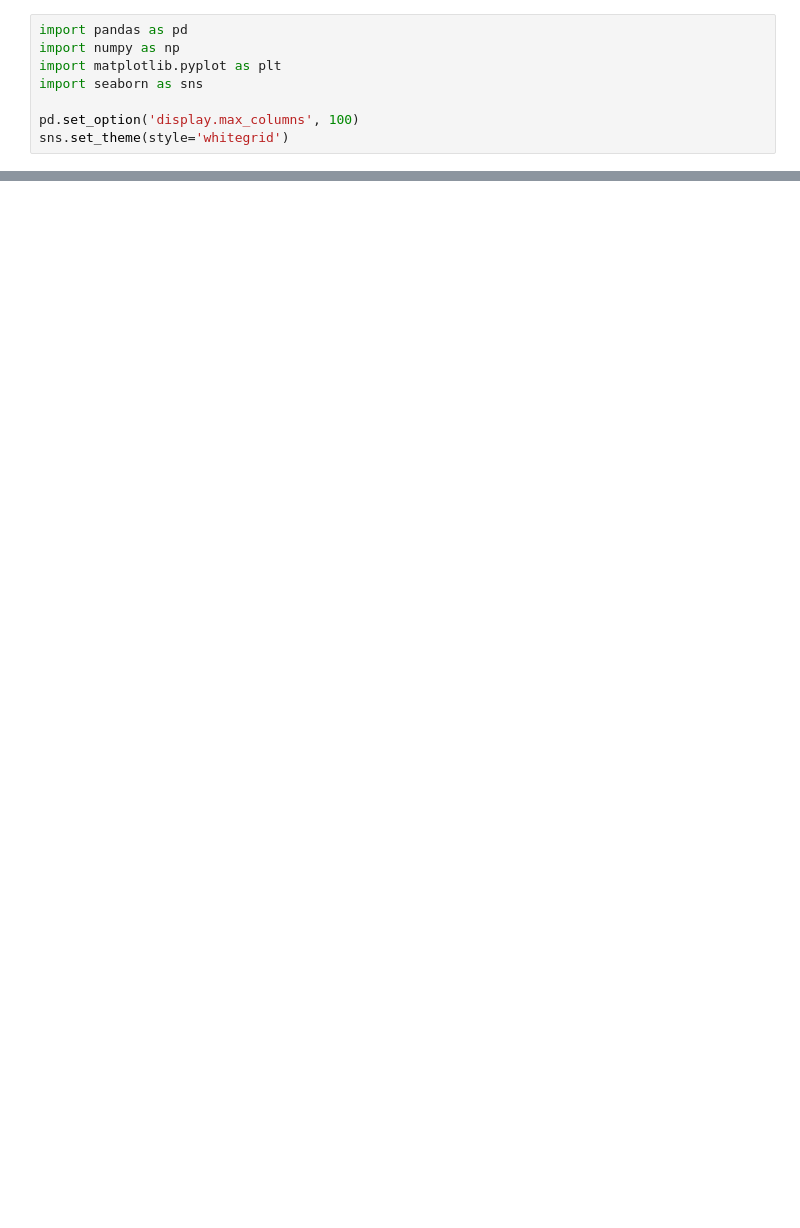
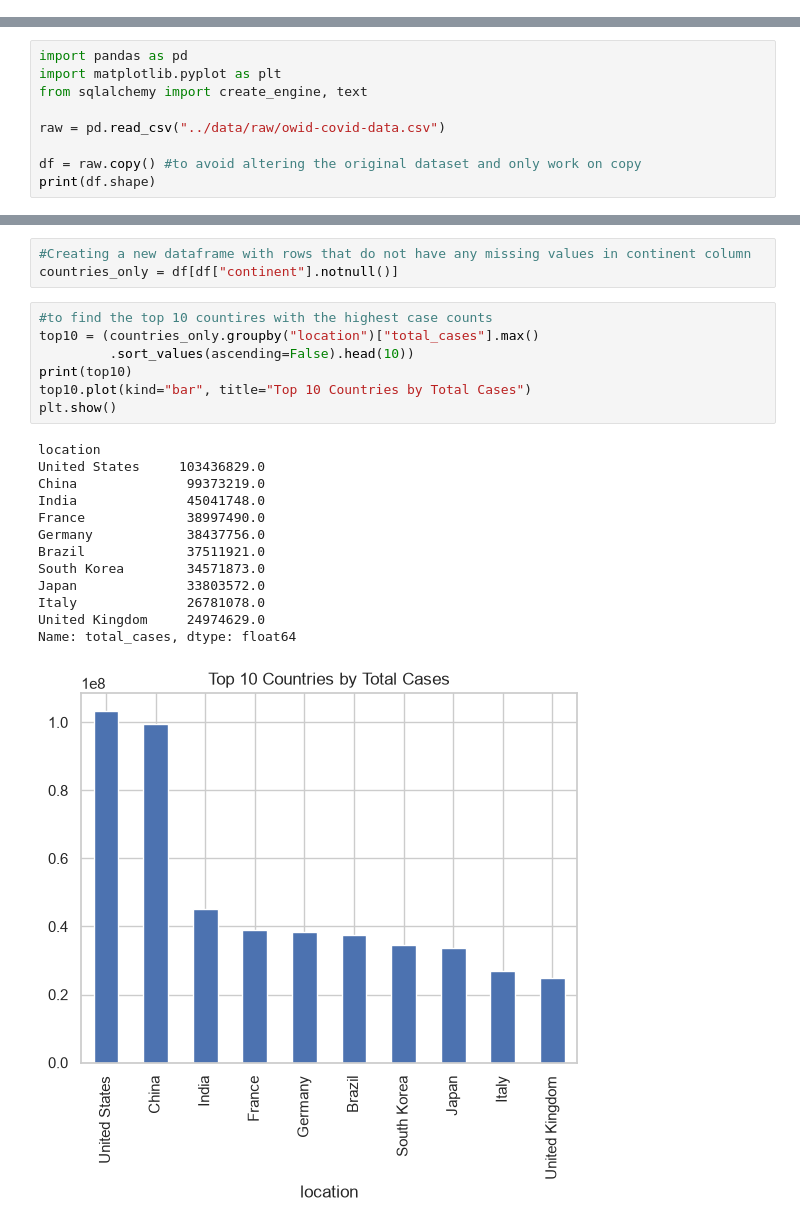
Before and after one commit to prijinagurung/Python-Covid19, a Jupyter notebook: notebooks/eda_1.ipynb, the cells around one changed output, grey strips where cells are left out. Drawn from its saved outputs; the diff is of its cells as text; blank space fills up the shorter version.

Commit message:
2nd push with updated notebook, data, SQL

```diff
--- a/notebooks/eda_1.ipynb
+++ b/notebooks/eda_1.ipynb
@@ -1,8 +0,0 @@
-# %%
-import pandas as pd
-import numpy as np
-import matplotlib.pyplot as plt
-import seaborn as sns
-
-pd.set_option('display.max_columns', 100)
-sns.set_theme(style='whitegrid')
@@ -51,0 +3,9 @@ Length: 67, dtype: int64
+# %%
+import pandas as pd
+import matplotlib.pyplot as plt
+from sqlalchemy import create_engine, text
+
+raw = pd.read_csv("../data/raw/owid-covid-data.csv")
+
+df = raw.copy() #to avoid altering the original dataset and only work on copy
+print(df.shape)
@@ -51,0 +142,24 @@ Length: 67, dtype: int64
+# %%
+#Creating a new dataframe with rows that do not have any missing values in continent column
+countries_only = df[df["continent"].notnull()]
+# %%
+#to find the top 10 countires with the highest case counts
+top10 = (countries_only.groupby("location")["total_cases"].max()
+         .sort_values(ascending=False).head(10))
+print(top10)
+top10.plot(kind="bar", title="Top 10 Countries by Total Cases")
+plt.show()
+# %% [output]
+location
+United States     103436829.0
+China              99373219.0
+India              45041748.0
+France             38997490.0
+Germany            38437756.0
+Brazil             37511921.0
+South Korea        34571873.0
+Japan              33803572.0
+Italy              26781078.0
+United Kingdom     24974629.0
+Name: total_cases, dtype: float64
+[figure, added]
```
Also changed, not shown: parts of 40 cells of this notebook, 7 other files.
